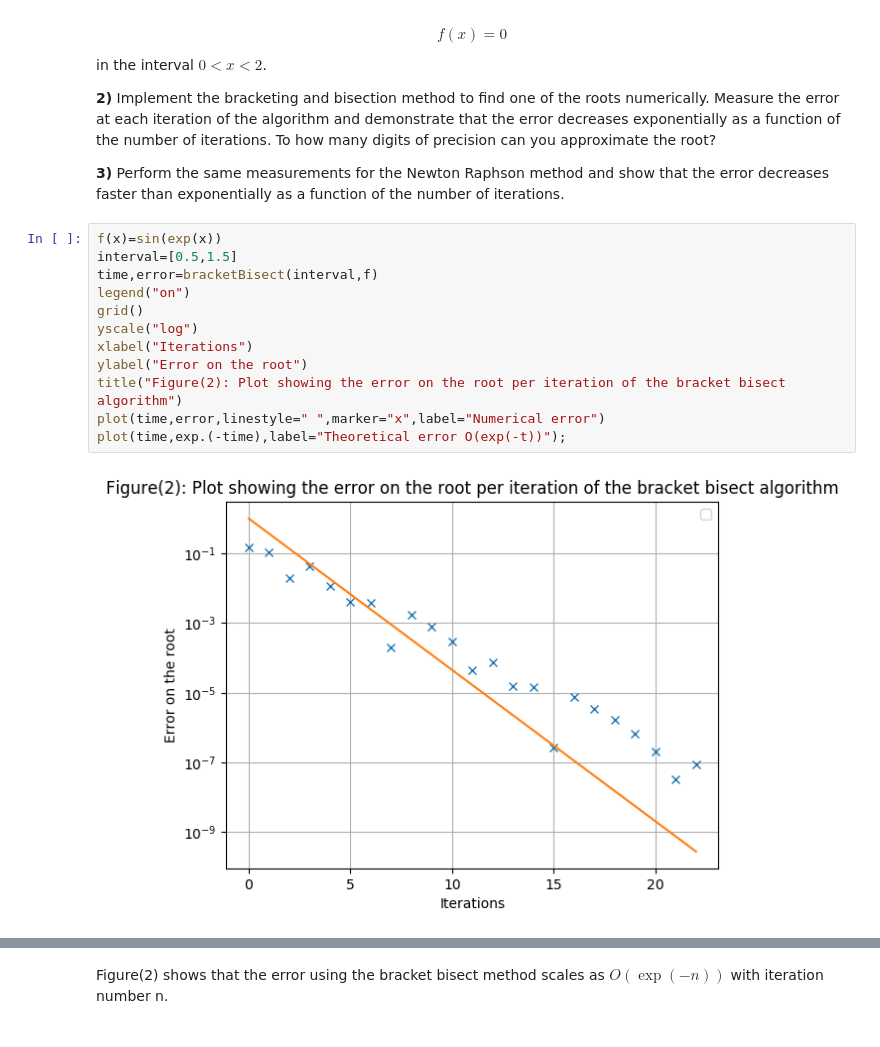
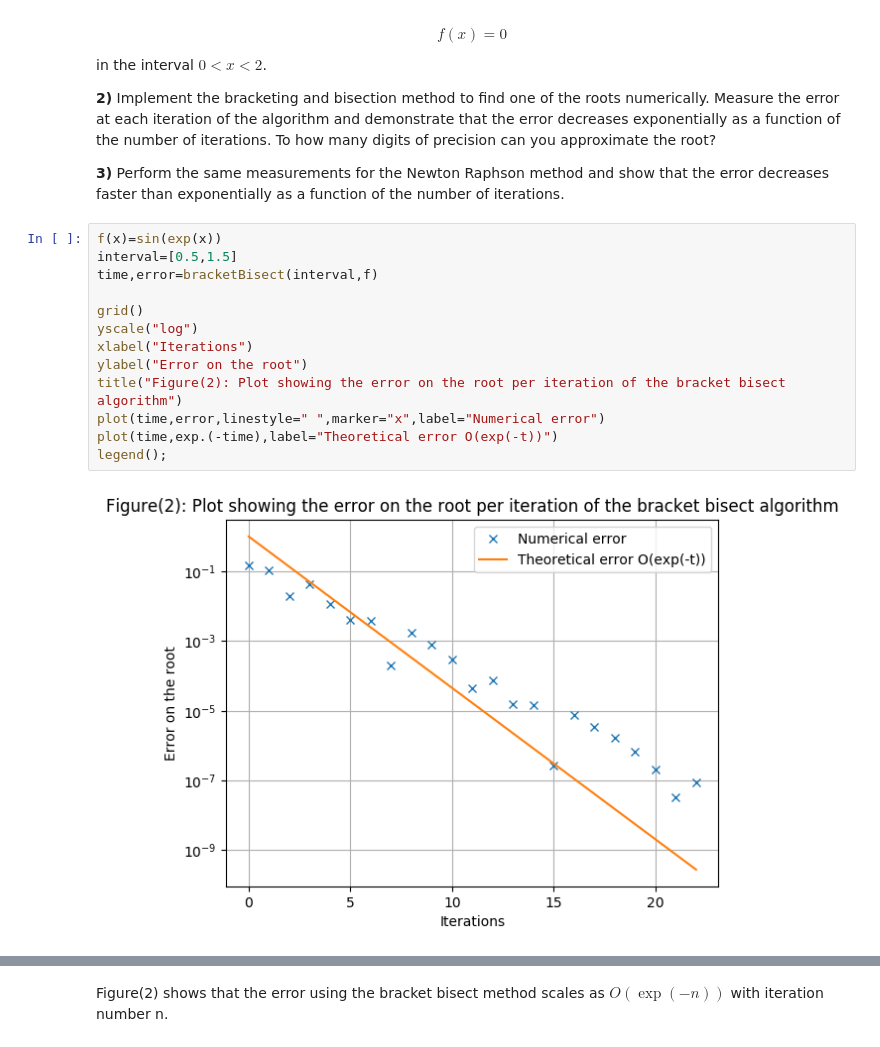
Before and after one commit to CJohnsonMathSys/Numerical-Methods, a Jupyter notebook: Numerical Methods Assignment 3.ipynb, the cells around one changed output, grey strips where cells are left out. Cells and saved outputs as stored; diff of their text form.

```diff
--- a/Numerical Methods Assignment 3.ipynb
+++ b/Numerical Methods Assignment 3.ipynb
@@ -123,14 +119,15 @@ in the interval $0<x<2$.
 # %%
 f(x)=sin(exp(x))
 interval=[0.5,1.5]
 time,error=bracketBisect(interval,f)
-legend("on")
+
 grid()
 yscale("log")
 xlabel("Iterations")
 ylabel("Error on the root")
 title("Figure(2): Plot showing the error on the root per iteration of the bracket bisect algorithm")
 plot(time,error,linestyle=" ",marker="x",label="Numerical error")
-plot(time,exp.(-time),label="Theoretical error O(exp(-t))");
+plot(time,exp.(-time),label="Theoretical error O(exp(-t))")
+legend();
 # %% [output]
-[figure, old version]
+[figure, new version]
```
Also changed, not shown: parts of 6 cells of this notebook.
